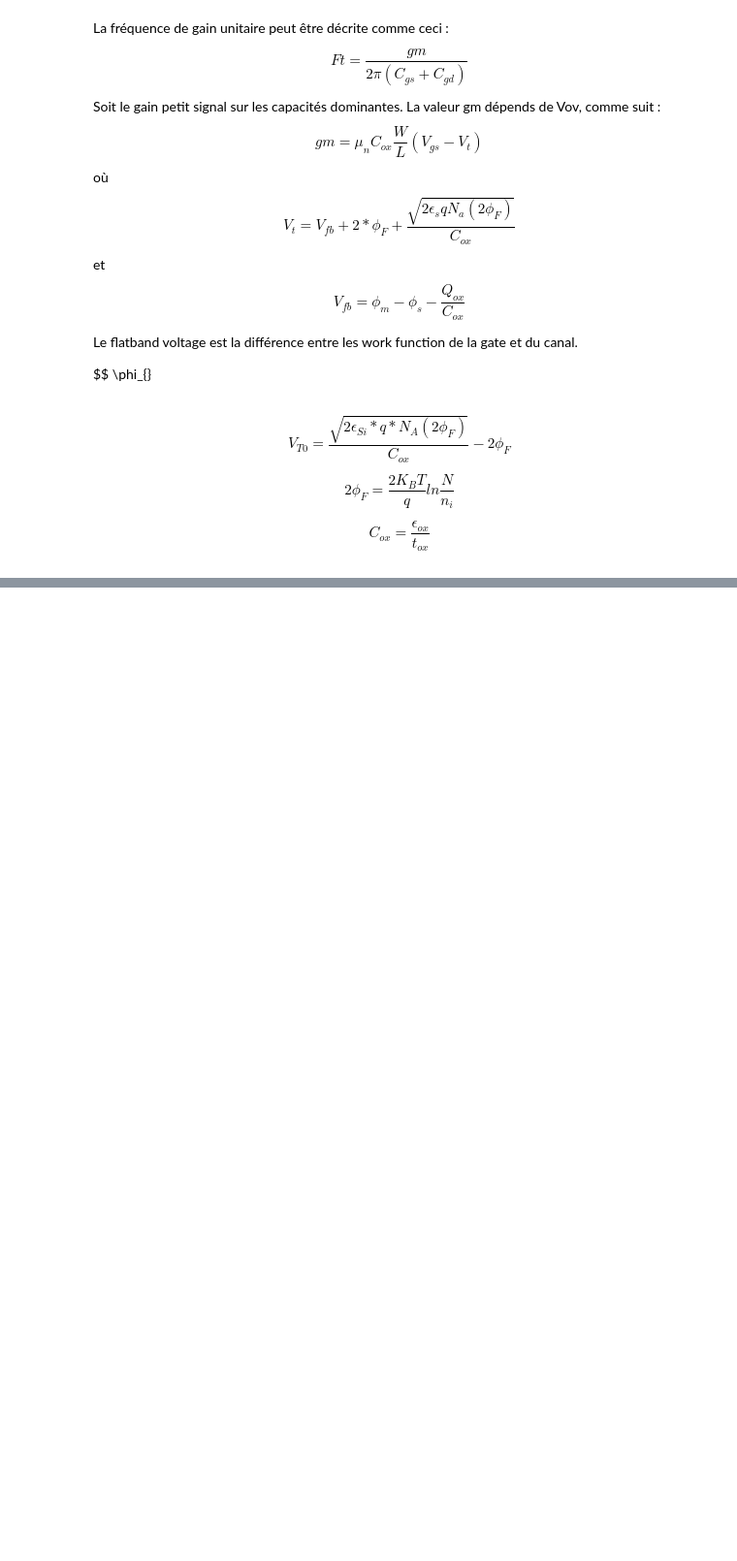
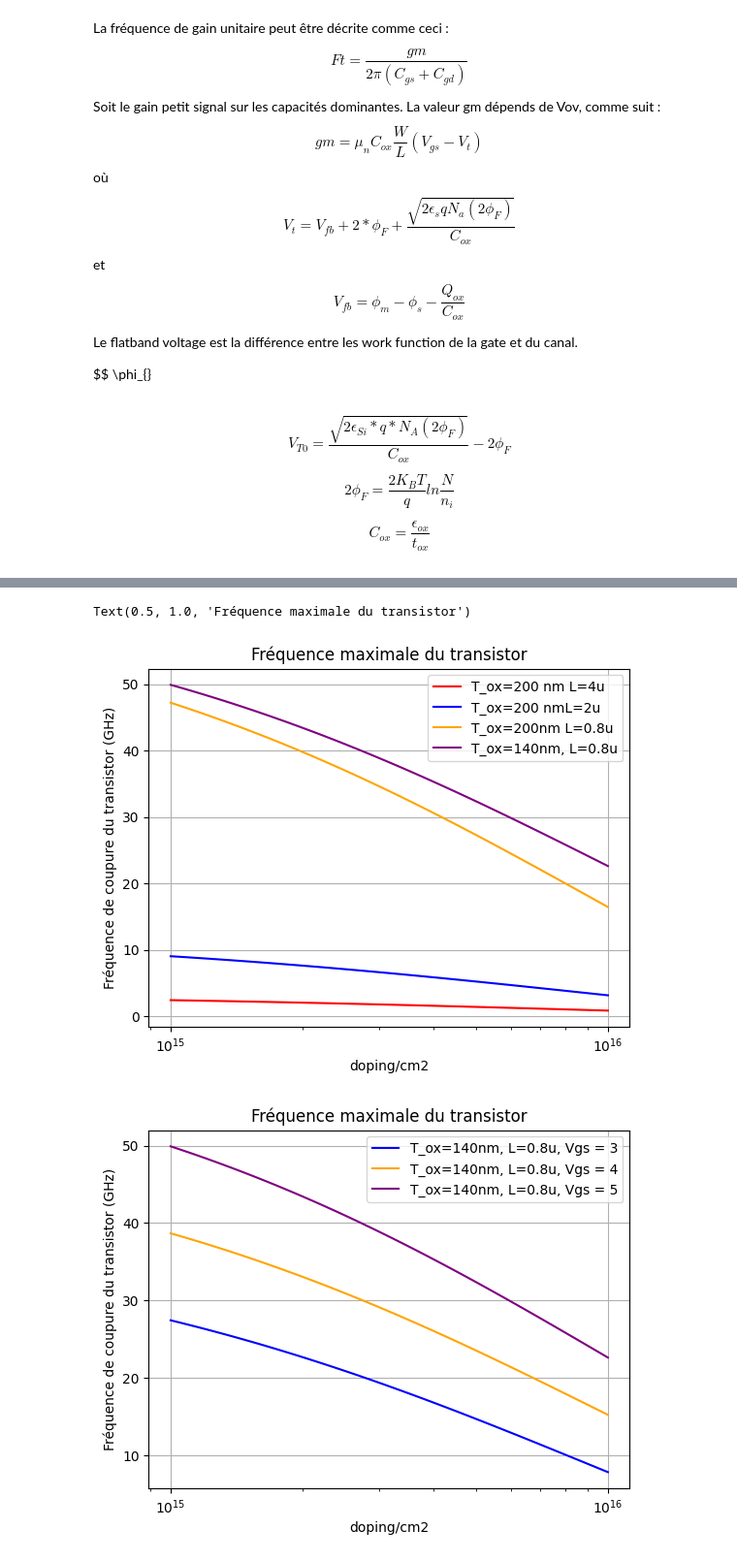
Before and after one commit to pars97/TransistorModel, a Jupyter notebook: TransistorModel_AMF.ipynb, the cells around one changed output, grey strips where cells are left out. Shown at 97% size. Drawn from its saved outputs; the diff is of its cells as text; code cells hidden in the pictures; blank space fills up the shorter version.

```diff
--- a/TransistorModel_AMF.ipynb
+++ b/TransistorModel_AMF.ipynb
@@ -424,0 +559,72 @@ Text(0.5, 1.0, 'Changes in Vt in function of the channel doping for NMOS transis
+# %%
+t_ox = 200
+L = 4*1e-4 # um en cm)
+Lov = 0.1*1e-4 # um en cm)
+Vgs = 5
+
+
+
+Vt = calculate_threshold_voltage(t_ox,doping_channel,'p',doping_profile)
+u = calculate_mobility(doping_channel,'p')
+Ft4 = u*(Vgs-Vt)/(2*cte.pi*(2/3*L**2+2*Lov*L))
+
+L = 2*1e-4
+
+Vt = calculate_threshold_voltage(t_ox,doping_channel,'p',doping_profile)
+u = calculate_mobility(doping_channel,'p')
+Ft2 = u*(Vgs-Vt)/(2*cte.pi*(2/3*L**2+2*Lov*L))
+
+L = 0.8*1e-4
+
+Vt = calculate_threshold_voltage(t_ox,doping_channel,'p',doping_profile)
+Ft08 = u*(Vgs-Vt)/(2*cte.pi*(2/3*L**2+2*Lov*L))
+
+t_ox = 140
+
+Vt = calculate_threshold_voltage(t_ox,doping_channel,'p',doping_profile)
+Ft0814 = u*(Vgs-Vt)/(2*cte.pi*(2/3*L**2+2*Lov*L))
+
+
+
+f1 = plt.figure()
+plt.plot(doping_channel, Ft4/1e9, 'r-', label='T_ox=200 nm L=4u')
+plt.plot(doping_channel, Ft2/1e9, 'b-', label='T_ox=200 nmL=2u')
+plt.plot(doping_channel, Ft08/1e9,color='orange',linestyle =  '-', label='T_ox=200nm L=0.8u')
+plt.plot(doping_channel, Ft0814/1e9, color='purple',linestyle =  '-', label='T_ox=140nm, L=0.8u')
+
+plt.grid()
+plt.xlabel('doping/cm2')
+plt.ylabel('Fréquence de coupure du transistor (GHz)')
+plt.xscale('log')
+#plt.yscale('log')
+#plt.axvline(x=doping_channel[closest_index], ymin=0, ymax=10, color='g', linestyle=':', linewidth=2)
+#plt.axhline(y=1.8, color='g', linestyle=':', linewidth=2, label = 'pmos Vt paper (1.8 V)')
+plt.legend(loc='best')
+plt.title('Fréquence maximale du transistor')
+
+
+Vgs=4
+Ftv4 = u*(Vgs-Vt)/(2*cte.pi*(2/3*L**2+2*Lov*L))
+
+Vgs = 3
+
+Ftv3 = u*(Vgs-Vt)/(2*cte.pi*(2/3*L**2+2*Lov*L))
+
+f1 = plt.figure()
+plt.plot(doping_channel, Ftv3/1e9, 'b-', label='T_ox=140nm, L=0.8u, Vgs = 3')
+plt.plot(doping_channel, Ftv4/1e9,color='orange',linestyle =  '-', label='T_ox=140nm, L=0.8u, Vgs = 4')
+plt.plot(doping_channel, Ft0814/1e9, color='purple',linestyle =  '-', label='T_ox=140nm, L=0.8u, Vgs = 5')
+
+plt.grid()
+plt.xlabel('doping/cm2')
+plt.ylabel('Fréquence de coupure du transistor (GHz)')
+plt.xscale('log')
+#plt.yscale('log')
+#plt.axvline(x=doping_channel[closest_index], ymin=0, ymax=10, color='g', linestyle=':', linewidth=2)
+#plt.axhline(y=1.8, color='g', linestyle=':', linewidth=2, label = 'pmos Vt paper (1.8 V)')
+plt.legend(loc='best')
+plt.title('Fréquence maximale du transistor')
+# %% [output]
+Text(0.5, 1.0, 'Fréquence maximale du transistor')
+[figure, added]
+[figure, added]
```
Also changed, not shown: parts of 8 cells of this notebook.
